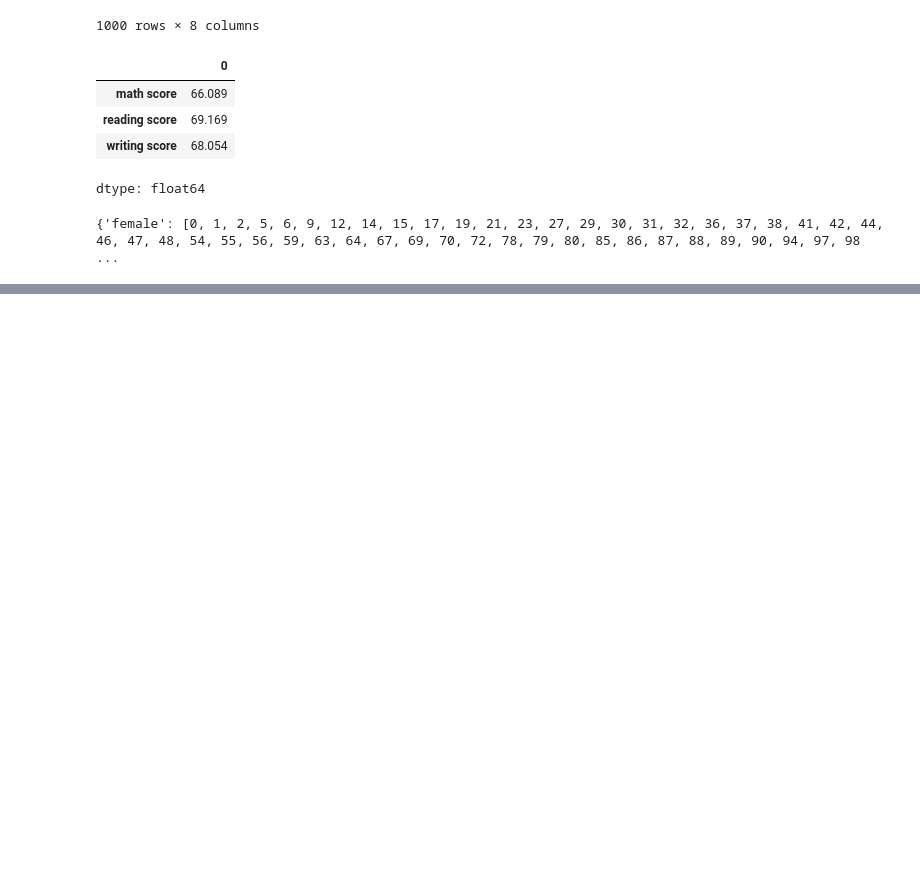
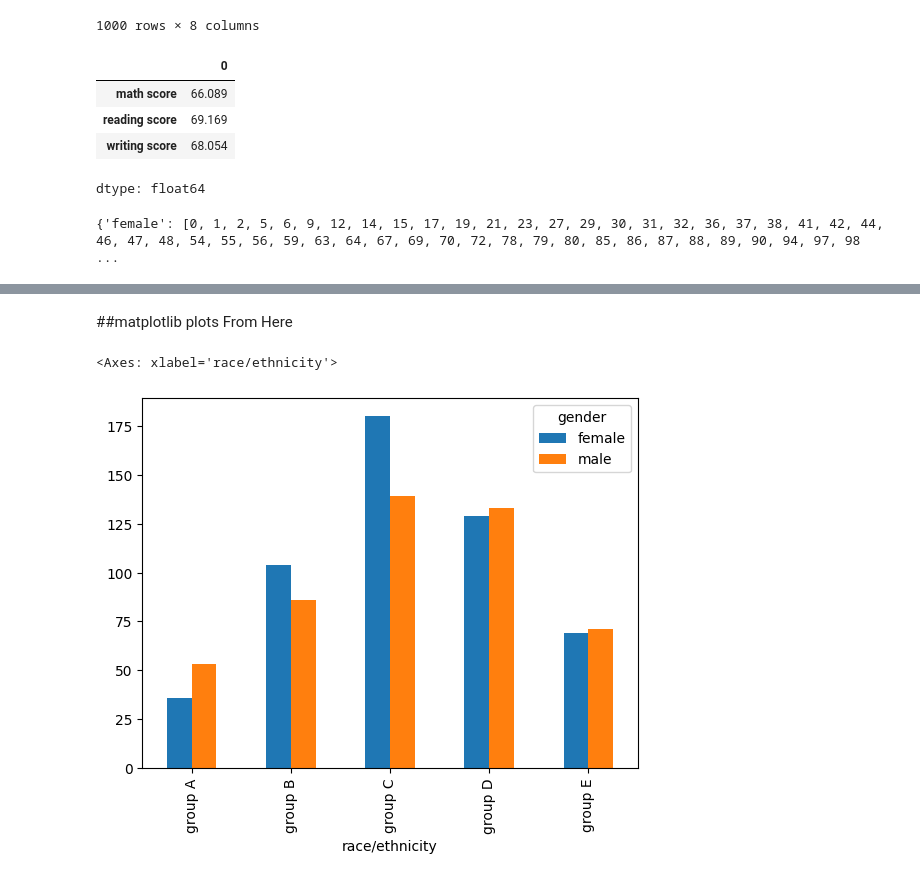
Before and after one commit to lokeshudalkar/Data_Science, a Jupyter notebook: Student_performance_descriptive_states_visualisation.ipynb, the cells around one changed output, grey strips where cells are left out. Cells and saved outputs as stored; diff of their text form; code cells hidden in the pictures; blank space fills up the shorter version.

```diff
--- a/Student_performance_descriptive_states_visualisation.ipynb
+++ b/Student_performance_descriptive_states_visualisation.ipynb
@@ -417,0 +452,7 @@ df1.groups
+# %% [markdown]
+##matplotlib plots From Here
+# %%
+pd.crosstab(student["race/ethnicity"] , student["gender"]).plot(kind = 'bar')
+# %% [output]
+<Axes: xlabel='race/ethnicity'>
+[figure, added]
```
Also changed, not shown: parts of 31 cells of this notebook.
